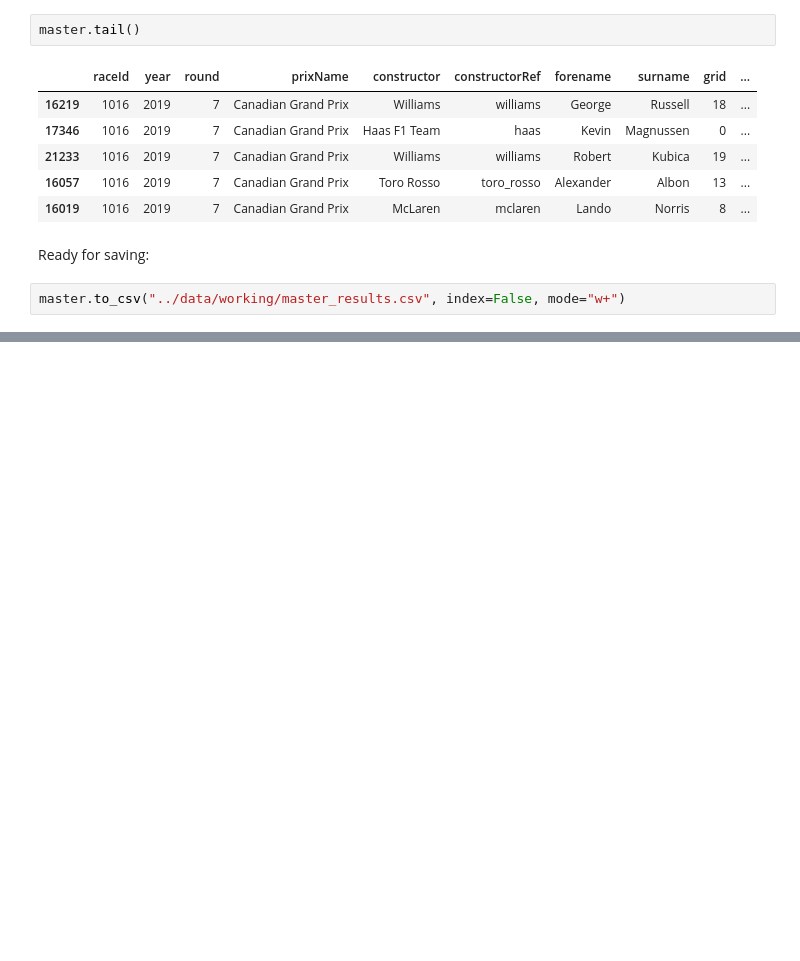
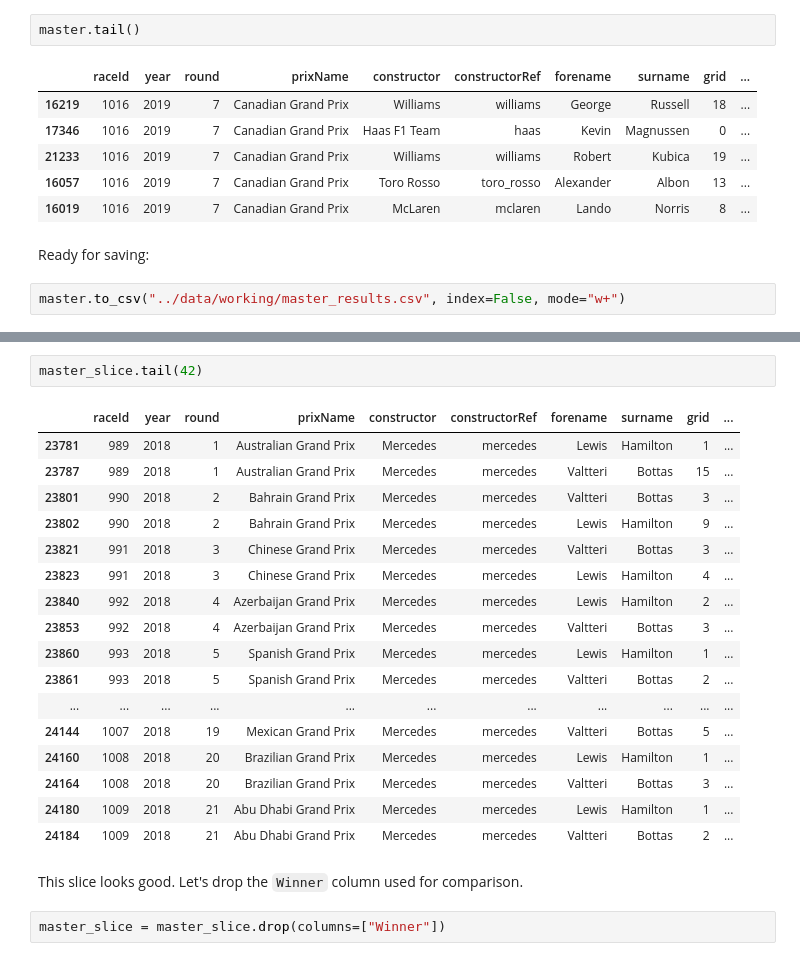
Before and after one commit to lennymd/formulaOne, a Jupyter notebook: analysis/notebooks/00-cleaning-data.ipynb, the cells around one changed output, grey strips where cells are left out. Saved outputs shown, nothing was run; the diff lists cells and outputs as text; blank space fills up the shorter version.

```diff
--- a/analysis/notebooks/00-cleaning-data.ipynb
+++ b/analysis/notebooks/00-cleaning-data.ipynb
@@ -382,0 +453,24 @@ master.to_csv("../data/working/master_results.csv", index=False, mode="w+")
+# %%
+master_slice.tail(42)
+# %% [output]
+|  | raceId | year | round | prixName | constructor | constructorRef | forename | surname | grid | ... |
+| 23781 | 989 | 2018 | 1 | Australian Grand Prix | Mercedes | mercedes | Lewis | Hamilton | 1 | ... |
+| 23787 | 989 | 2018 | 1 | Australian Grand Prix | Mercedes | mercedes | Valtteri | Bottas | 15 | ... |
+| 23801 | 990 | 2018 | 2 | Bahrain Grand Prix | Mercedes | mercedes | Valtteri | Bottas | 3 | ... |
+| 23802 | 990 | 2018 | 2 | Bahrain Grand Prix | Mercedes | mercedes | Lewis | Hamilton | 9 | ... |
+| 23821 | 991 | 2018 | 3 | Chinese Grand Prix | Mercedes | mercedes | Valtteri | Bottas | 3 | ... |
+| 23823 | 991 | 2018 | 3 | Chinese Grand Prix | Mercedes | mercedes | Lewis | Hamilton | 4 | ... |
+| 23840 | 992 | 2018 | 4 | Azerbaijan Grand Prix | Mercedes | mercedes | Lewis | Hamilton | 2 | ... |
+| 23853 | 992 | 2018 | 4 | Azerbaijan Grand Prix | Mercedes | mercedes | Valtteri | Bottas | 3 | ... |
+| 23860 | 993 | 2018 | 5 | Spanish Grand Prix | Mercedes | mercedes | Lewis | Hamilton | 1 | ... |
+| 23861 | 993 | 2018 | 5 | Spanish Grand Prix | Mercedes | mercedes | Valtteri | Bottas | 2 | ... |
+| ... | ... | ... | ... | ... | ... | ... | ... | ... | ... | ... |
+| 24144 | 1007 | 2018 | 19 | Mexican Grand Prix | Mercedes | mercedes | Valtteri | Bottas | 5 | ... |
+| 24160 | 1008 | 2018 | 20 | Brazilian Grand Prix | Mercedes | mercedes | Lewis | Hamilton | 1 | ... |
+| 24164 | 1008 | 2018 | 20 | Brazilian Grand Prix | Mercedes | mercedes | Valtteri | Bottas | 3 | ... |
+| 24180 | 1009 | 2018 | 21 | Abu Dhabi Grand Prix | Mercedes | mercedes | Lewis | Hamilton | 1 | ... |
+| 24184 | 1009 | 2018 | 21 | Abu Dhabi Grand Prix | Mercedes | mercedes | Valtteri | Bottas | 2 | ... |
+# %% [markdown]
+This slice looks good. Let's drop the `Winner` column used for comparison.
+# %%
+master_slice = master_slice.drop(columns=["Winner"])
```
Also changed, not shown: parts of 30 cells of this notebook, 3 other files.
